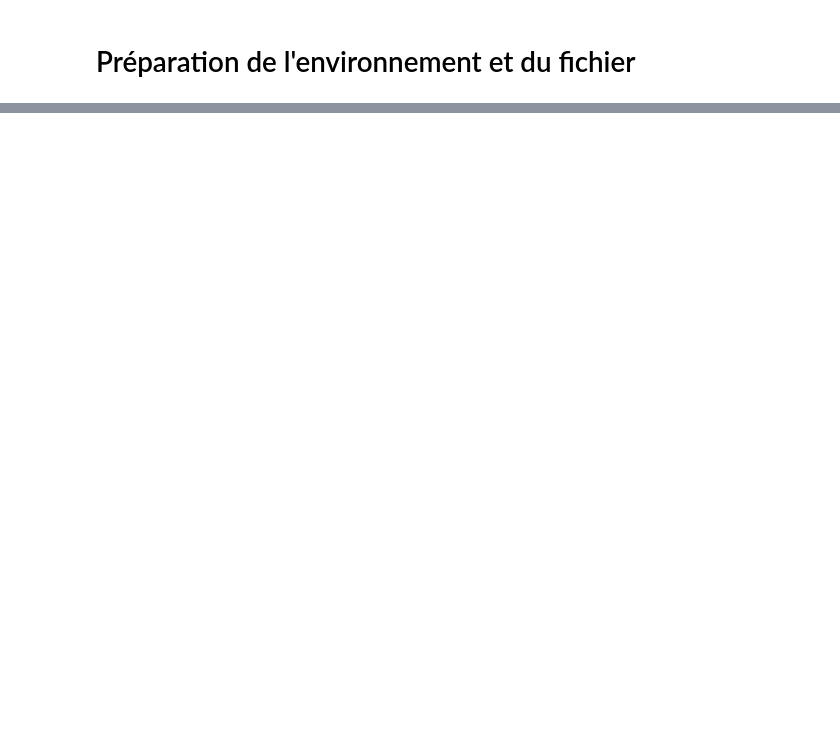
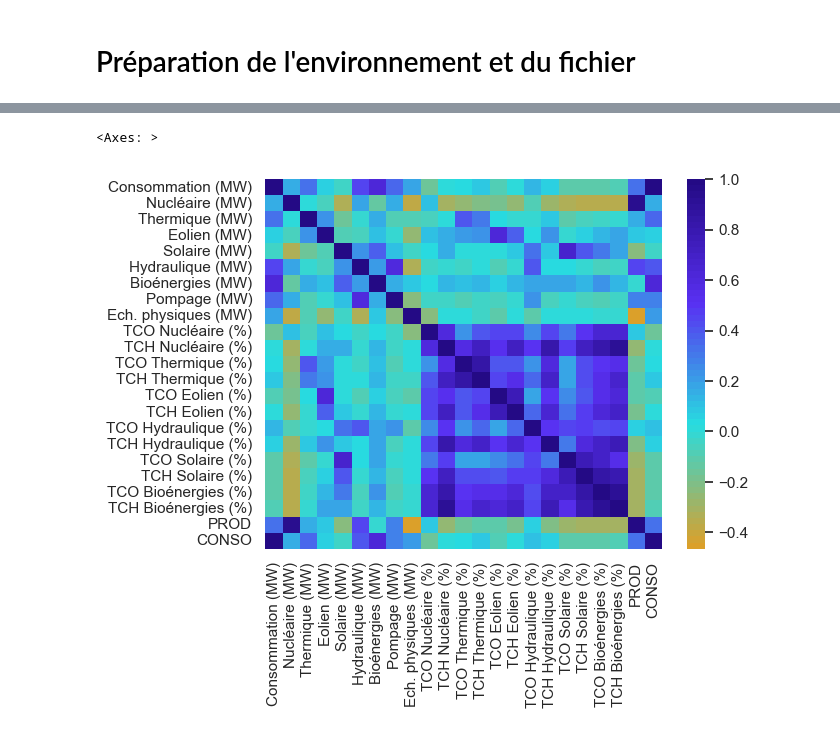
Before and after one commit to LaurieBe/Datascientest_Energie, a Jupyter notebook: DataViz.ipynb, the cells around one changed output, grey strips where cells are left out. Saved outputs shown, nothing was run; the diff lists cells and outputs as text; code cells hidden in the pictures; blank space fills up the shorter version.

```diff
--- a/DataViz.ipynb
+++ b/DataViz.ipynb
@@ -240,0 +136,25 @@ Text(46.87831018518516, 0.5, 'Production (MW)')
+# %%
+# Matrice de corrélation entre les valeurs numériques
+sns.heatmap(df[col_num].corr(),
+            cmap=gradient_palette_r)        # palette de couleur comme dans le rapport
+
+# Interprétation :
+# La matrice de corrélation montre en bleu foncé qu’il y a des corrélations fortes à modérées entre :
+#
+# - la production totale et la production nucléaire, et hydraulique dans une moindre mesure,
+#   ce qui pourrait être expliqué par l’importance de ces deux filières de production
+#   dans la production totale ;
+#
+# - le TCO éolien et la production éolienne ou le TCO nucléaire et la production nucléaire,
+#   ce qui s’explique par le fait que lorsque la production augmente, le taux de couverture
+#   des régions par cette filière est meilleur ; les paires TCO - TCH de la plupart des filières
+#   sont elles aussi corrélées, pour la même raison.
+#
+# L’éolien et le solaire, des énergies renouvelables, ne sont quasiment pas corrélés.
+# Cela peut signifier qu’elles sont indépendantes et aléatoires, fortement influencées par la météo.
+#
+# Globalement, les corrélations sont plutôt faibles dans notre jeu de données,
+# ce qui pourrait témoigner de la diversité et de la complémentarité des sources d’énergies.
+# %% [output]
+<Axes: >
+[figure, added]
```
Also changed, not shown: parts of 46 cells of this notebook, 2 other files.
